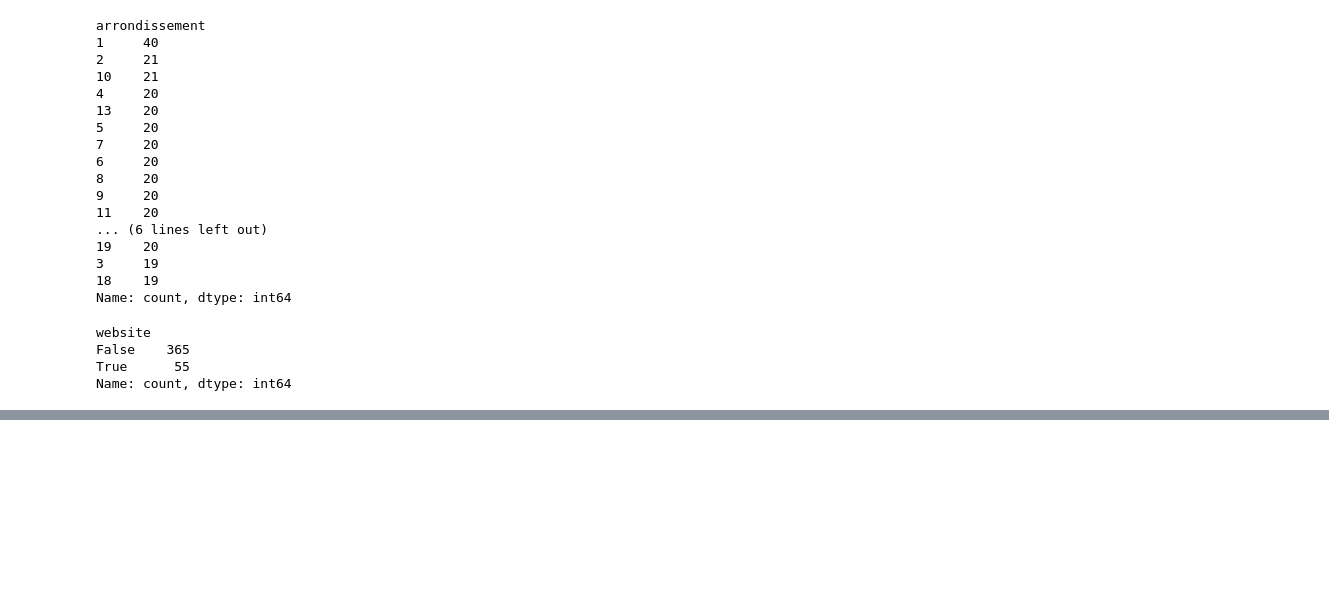
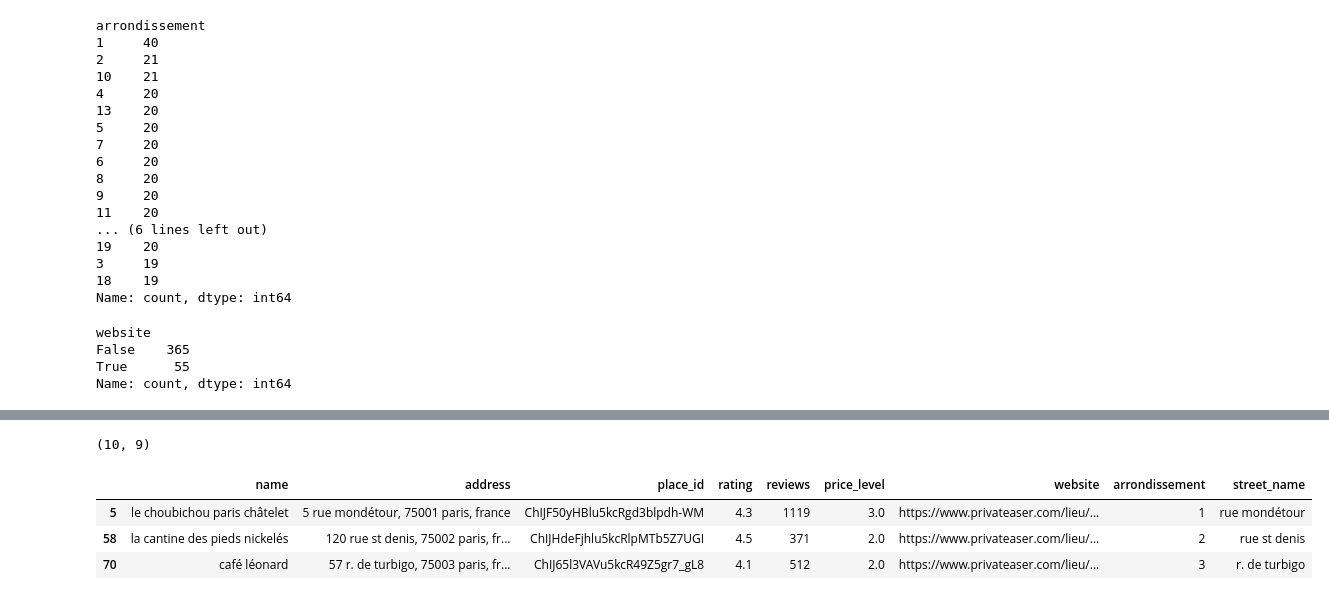
Before and after one commit to u03n0/paris-cafes, a Jupyter notebook: notebooks/initial_eda.ipynb, the cells around one changed output, grey strips where cells are left out. Cells and saved outputs as stored; diff of their text form; code cells hidden in the pictures; blank space fills up the shorter version.

```diff
--- a/notebooks/initial_eda.ipynb
+++ b/notebooks/initial_eda.ipynb
@@ -137,0 +138,10 @@ to_vist
+# %%
+privateaser = df.dropna()[df['website'].dropna().str.contains("private")]
+print(privateaser.shape)
+privateaser.head(3)
+# %% [output]
+(10, 9)
+|  | name | address | place_id | rating | reviews | price_level | website | arrondissement | street_name |
+| 5 | le choubichou paris châtelet | 5 rue mondétour, 75001 paris, france | ChIJF50yHBlu5kcRgd3blpdh-WM | 4.3 | 1119 | 3.0 | https://www.privateaser.com/lieu/... | 1 | rue mondétour |
+| 58 | la cantine des pieds nickelés | 120 rue st denis, 75002 paris, fr... | ChIJHdeFjhlu5kcRlpMTb5Z7UGI | 4.5 | 371 | 2.0 | https://www.privateaser.com/lieu/... | 2 | rue st denis |
+| 70 | café léonard | 57 r. de turbigo, 75003 paris, fr... | ChIJ65l3VAVu5kcR49Z5gr7_gL8 | 4.1 | 512 | 2.0 | https://www.privateaser.com/lieu/... | 3 | r. de turbigo |
```
Also changed, not shown: parts of 5 cells of this notebook, 1 other file.
